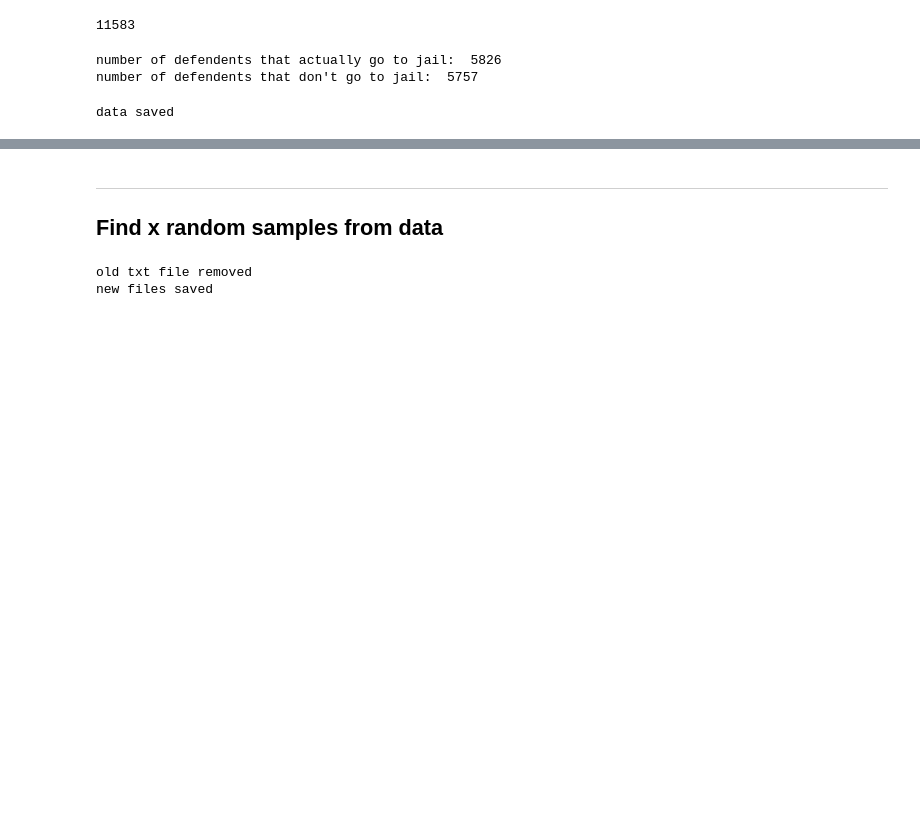
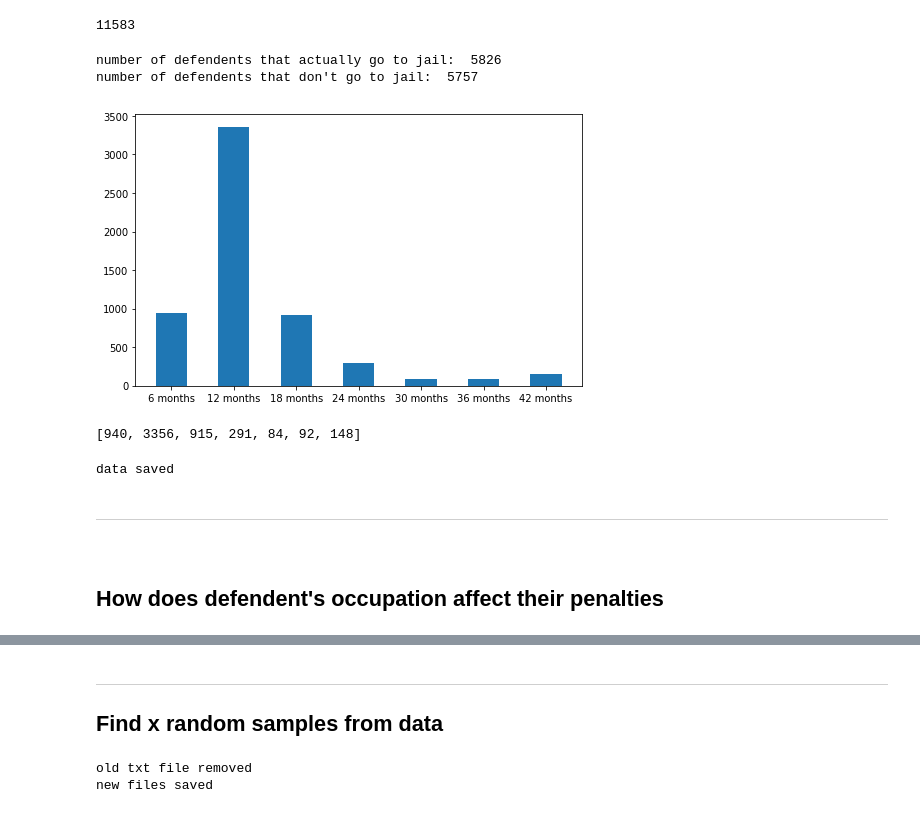
Before and after one commit to Yibin-Li/Law-Parser, a Jupyter notebook: Parsing Result Table.ipynb, the cells around one changed output, grey strips where cells are left out. Drawn from its saved outputs; the diff is of its cells as text; code cells hidden in the pictures; blank space fills up the shorter version.

```diff
--- a/Parsing Result Table.ipynb
+++ b/Parsing Result Table.ipynb
@@ -78,17 +87,17 @@ def index_clean():
 
 index_cleaned = index_clean()
 # %%
-for cases in data:
-    for decision in cases:
-        decision_lst = list(decision.keys())
-        try:
-            defendent = decision['被告人']
-        except:
-            defendent = None
-        for penalty in decision_lst:
-            if penalty == 'pid' and defendent is not None:
-                row = occupation_df.loc[(occupation_df['Id'] == decision[penalty]) & (occupation_df['Name'] == defendent)]['Position'].dropna()
-                if len(row) > 0:
-                    occupation = row.iloc[0]
-                    decision['职业'] = occupation
-data
+# for cases in data:
+#     for decision in cases:
+#         decision_lst = list(decision.keys())
+#         try:
+#             defendent = decision['被告人']
+#         except:
+#             defendent = None
+#         for penalty in decision_lst:
+#             if penalty == 'pid' and defendent is not None:
+#                 row = occupation_df.loc[(occupation_df['Id'] == decision[penalty]) & (occupation_df['Name'] == defendent)]['Position'].dropna()
+#                 if len(row) > 0:
+#                     occupation = row.iloc[0]
+#                     decision['职业'] = occupation
+# data
@@ -806,9 +736,33 @@ print("number of defendents that don't go to jail: ", len(no_jail))
 # %% [output]
 number of defendents that actually go to jail:  5826
 number of defendents that don't go to jail:  5757
+# %%
+effective_time_arr = []
+for case in go_jail:
+    effective_time_arr.append(case['有效时间(月)'])
+# effective_time_arr
+# %%
+effective_time_label = ["6 months", "12 months", "18 months", "24 months", "30 months",
+                      "36 months", "42 months"]
+effective_time_value = []
+for i in range(1, 7):
+    effective_time_value.append(len([n for n in effective_time_arr if n <= i*6 and n > (i-1)*6]))
+effective_time_value.append(len([n for n in effective_time_arr if n > (6)*6]))
+plt.figure(figsize=(8, 5))
+plt.bar(effective_time_label, effective_time_value, width=0.5)
+plt.show()
+print(effective_time_value)
+# %% [output]
+[figure, added]
+[940, 3356, 915, 291, 84, 92, 148]
 # %%
 # import pickle
 # pickle.dump(data, open("data.p", "wb"))
 # print("data saved")
 # %% [output]
 data saved
+# %% [markdown]
+---
+ <a name='occupation_penalties' />
+# %% [markdown]
+## How does defendent's occupation affect their penalties
```
Also changed, not shown: parts of 20 cells of this notebook.
